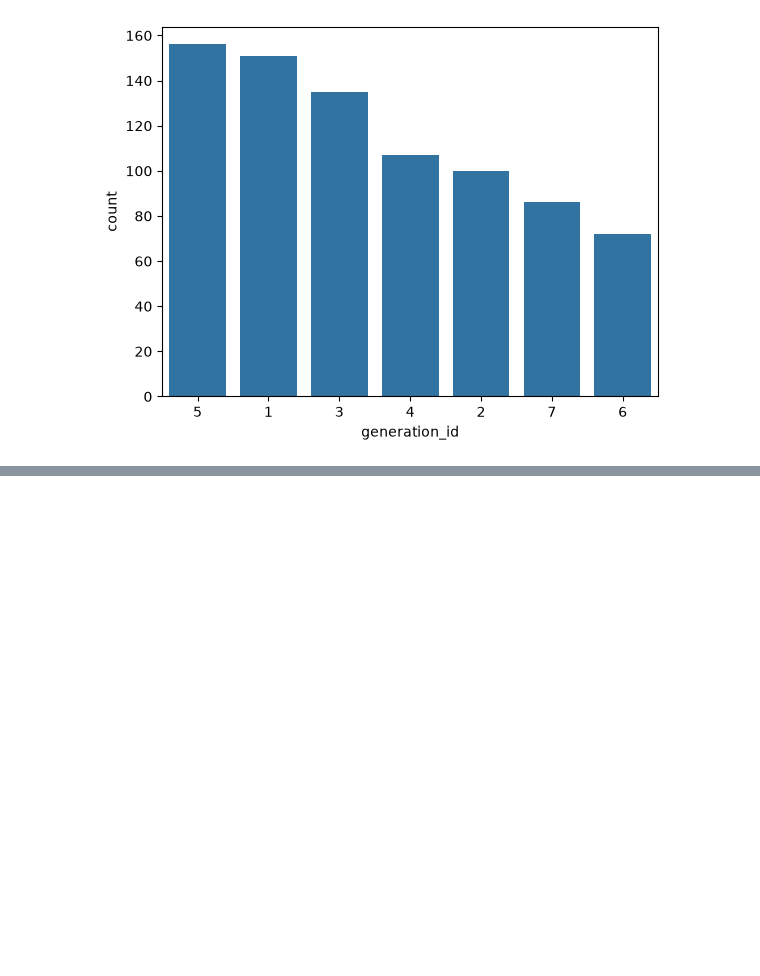
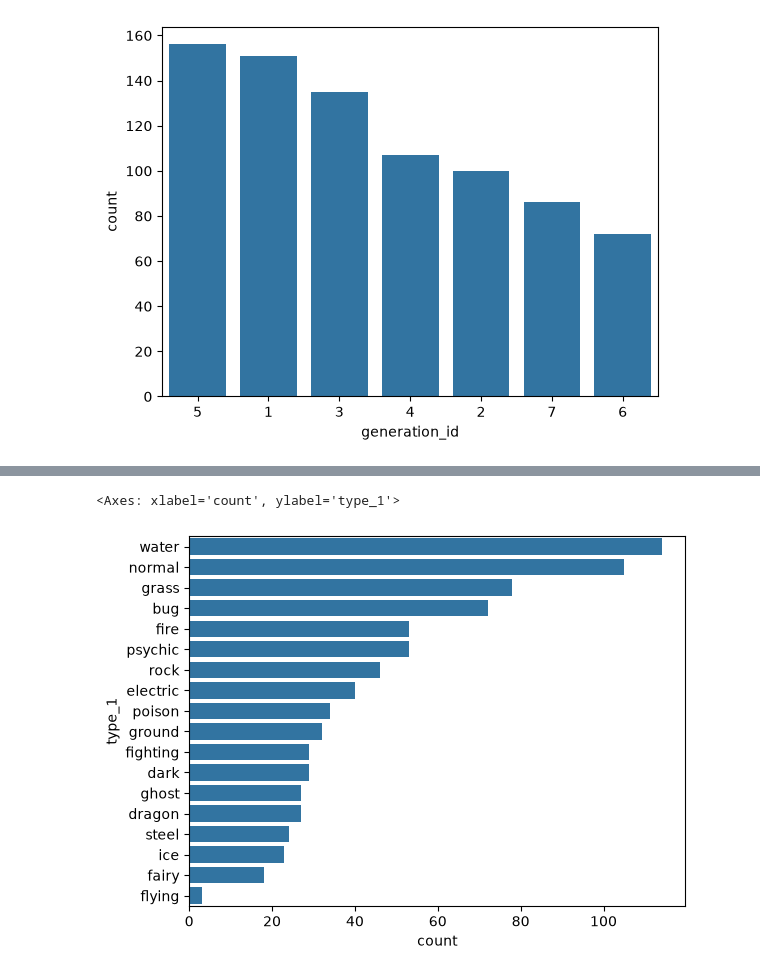
Before and after one commit to jjacque1/Learning-Numpy-in-JupyterNotebooks, a Jupyter notebook: bar_chart.ipynb, the cells around one changed output, grey strips where cells are left out. Cells and saved outputs as stored; diff of their text form; code cells hidden in the pictures; blank space fills up the shorter version.

```diff
--- a/bar_chart.ipynb
+++ b/bar_chart.ipynb
@@ -37,0 +56,6 @@ sb.countplot(data = pokemon, x = 'generation_id', color=base_color, order=gen_or
+# %%
+type_order = pokemon['type_1'].value_counts().index
+sb.countplot(data = pokemon, y = 'type_1', order = type_order, color = base_color)
+# %% [output]
+<Axes: xlabel='count', ylabel='type_1'>
+[figure, added]
```
Also changed, not shown: parts of 38 cells of this notebook.
